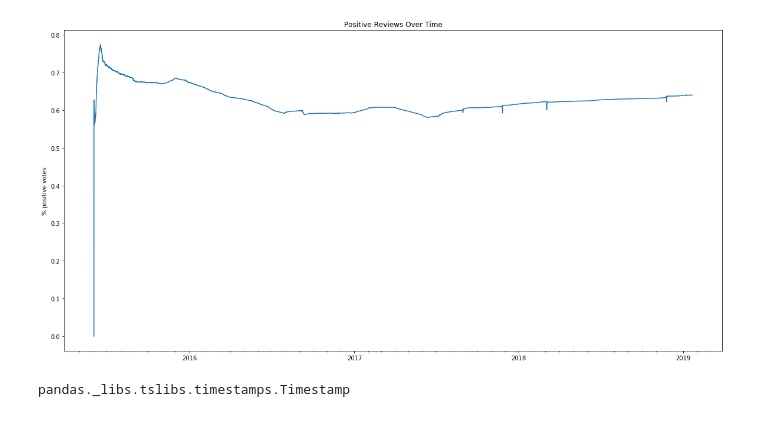
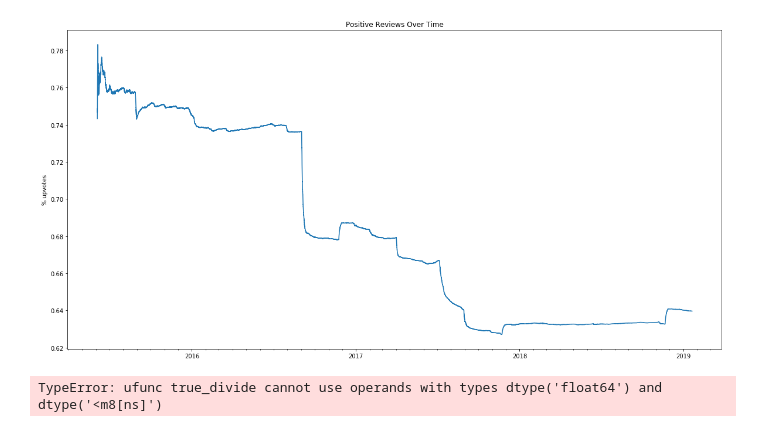
Before and after one commit to tblair7/Gathering_Steam, a Jupyter notebook: steam_condensing.ipynb, the cells around one changed output. Drawn from its saved outputs; the diff is of its cells as text; code cells hidden in the pictures.

Commit message:
further streamlined NLP tokenizing, examining votes over time

```diff
--- a/steam_condensing.ipynb
+++ b/steam_condensing.ipynb
@@ -4,7 +4,7 @@ import seaborn as sb
 import pandas as pd
 from datetime import datetime
 # %%
-data = pckl.load(open('ARK.pckl','rb'))
+data = pckl.load(open('ARK_data.pckl','rb'))
 # %%
 data.head()
 # %% [output]
@@ -49,2 +39,0 @@ df.head()
-# %%
-df.last_played = datetime.utcfromtimestamp(df.last_played).strftime('%Y-%m-%d')
@@ -53,9 +42,6 @@ TypeError: cannot convert the series to <class 'int'>
 # %%
 df['last_played'] = pd.to_datetime(df['last_played'], unit='s')
 df['time_of_review'] = pd.to_datetime(df['time_of_review'], unit='s')
-# %%
-df['last_played'] = pd.to_datetime(df['last_played'].astype(str).str[0:10])
-df['time_of_review'] = pd.to_datetime(df['time_of_review'].astype(str).str[0:10])
 # %%
 total_upvotes = 0
 upvotes = []
@@ -84,0 +62,3 @@ df.head()
+# %%
+sorted_df['percent_upvotes'] = sorted_df['upvotes']/sorted_df['total_votes']
+sorted_df.head()
@@ -97,24 +105,24 @@ from matplotlib.dates import DateFormatter
 # %%
 years = mdates.YearLocator()
 months = mdates.MonthLocator()
 yearsFmt = mdates.DateFormatter('%Y')
 
-date = sorted_df['time_of_review']
-percent = sorted_df['percent_upvotes']
+date = sorted_df['time_of_review'].iloc[1000:]
+percent = sorted_df['percent_upvotes'].iloc[1000:]
 
 #ax = plt.figure(figsize=(20,10))
 fig, ax = plt.subplots(figsize=(20,10))
 
 ax.plot(date, percent)
 
 
 ax.xaxis.set_major_locator(years)
 ax.xaxis.set_major_formatter(yearsFmt)
 ax.xaxis.set_minor_locator(months)
 
-plt.ylabel('% positive votes')
+plt.ylabel('% upvotes')
 plt.title('Positive Reviews Over Time')
 
 plt.show()
 # %% [output]
-[figure, old version]
+[figure, new version]
@@ -123,4 +128,0 @@ sorted_df = df.sort_values(by='time_of_review',ascending=True)
-# %%
-type(df.time_of_review.iloc[0])
-# %% [output]
-pandas._libs.tslibs.timestamps.Timestamp
@@ -127,2 +133,7 @@ pandas._libs.tslibs.timestamps.Timestamp
+# %%
+data['y_p'] = np.diff(sorted_df['percent_upvotes']) / np.diff(sorted_df['time_of_review'])
+data['x_p'] = (np.array(sorted_df['time_of_review'])[:-1] + np.array(sorted_df['time_of_review'])[1:]) / 2
+# %% [output]
+TypeError: ufunc true_divide cannot use operands with types dtype('float64') and dtype('<m8[ns]')
 # %%
 sorted_df.head()
```
Also changed, not shown: parts of 19 cells of this notebook, 1 other file.
